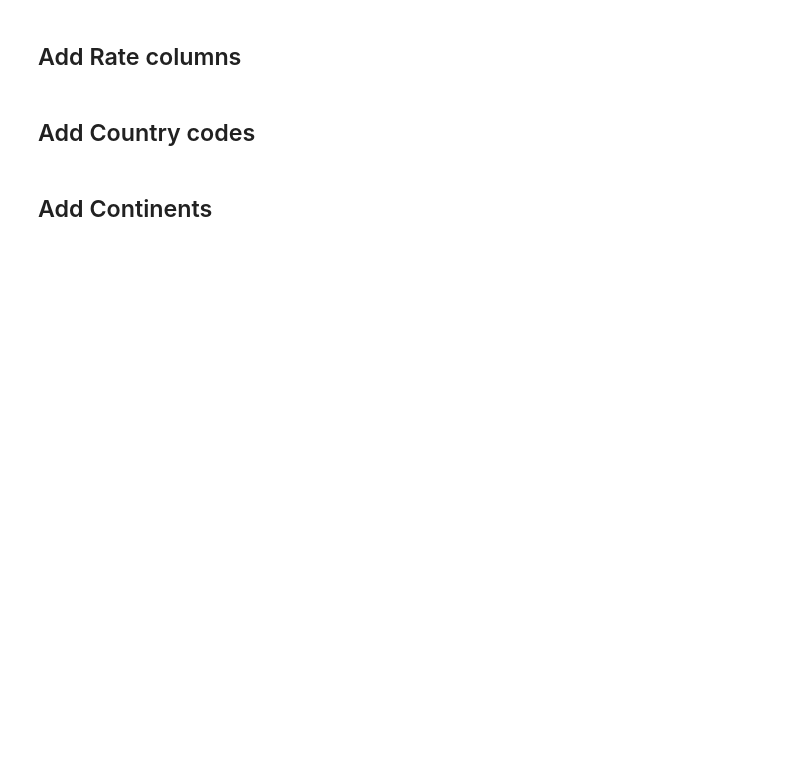
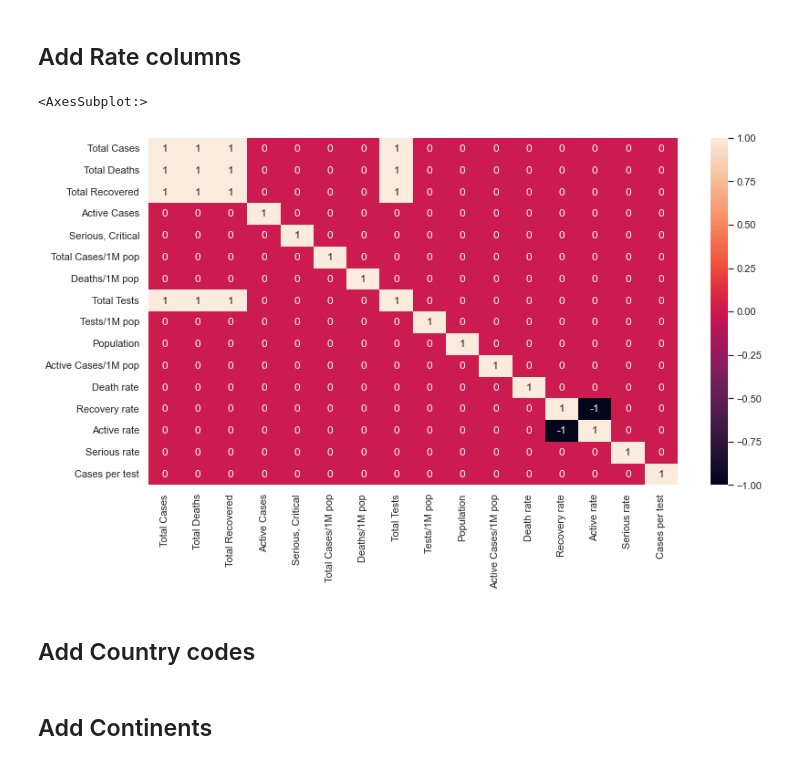
Before and after one commit to singsinghai/Lab01_Data_visual, a Jupyter notebook: Hai.ipynb, the cells around one changed output. Cells and saved outputs as stored; diff of their text form; code cells hidden in the pictures; blank space fills up the shorter version.

```diff
--- a/Hai.ipynb
+++ b/Hai.ipynb
@@ -59,3 +56,21 @@ new_df['Cases per test'] = new_df['Total Cases'] / new_df['Total Tests']
+# %%
+corr = df.corr()
+
+def set_value_for_corr(x):
+    if x > 0.7:
+        return 1
+    elif x < -0.7:
+        return -1
+    else:
+        return 0
+
+
+corr = corr.applymap(set_value_for_corr)
+plt.figure(figsize=(13, 7))
+sns.heatmap(corr, annot=True)
+# %% [output]
+<AxesSubplot:>
+[figure, new version]
 # %% [markdown]
 ## Add Country codes ##
 # %%
```
Also changed, not shown: parts of 20 cells of this notebook, 2 other files.
